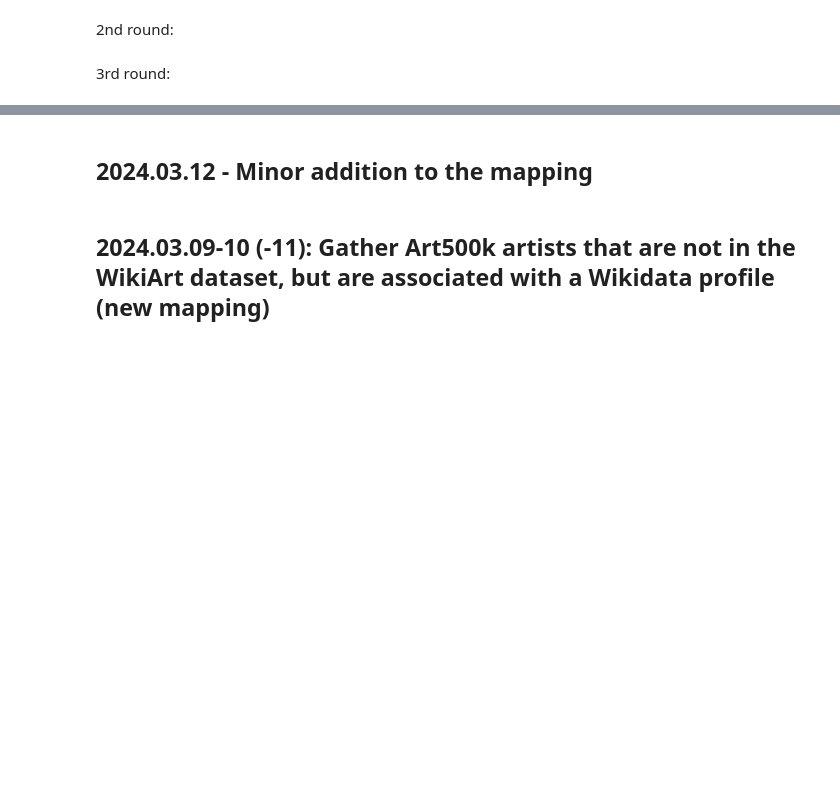
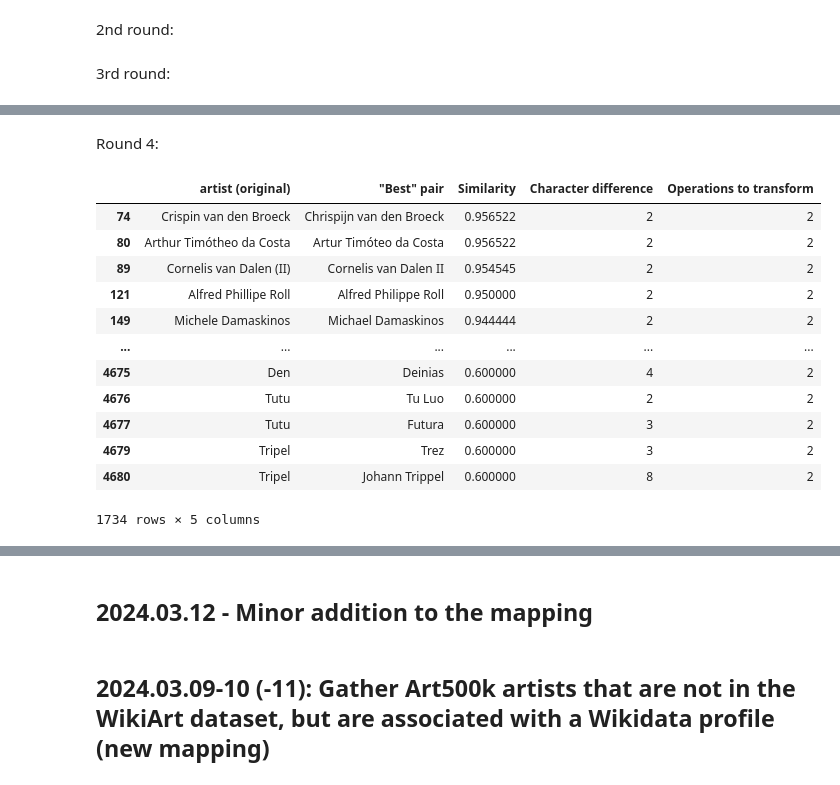
Before and after one commit to me9hanics/PainterPalette, a Jupyter notebook: datasets_notebook.ipynb, the cells around one changed output, grey strips where cells are left out. Cells and saved outputs as stored; diff of their text form; code cells hidden in the pictures; blank space fills up the shorter version.

```diff
--- a/datasets_notebook.ipynb
+++ b/datasets_notebook.ipynb
@@ -293,0 +330,18 @@ no_matches_df, matches_df = move_instances_from_A_to_B_by_index(no_matches_df, m
+# %% [markdown]
+Round 4:
+# %%
+yet_to_check_df[(yet_to_check_df['Operations to transform'] ==2 ) ]
+# %% [output]
+|  | artist (original) | "Best" pair | Similarity | Character difference | Operations to transform |
+| 74 | Crispin van den Broeck | Chrispijn van den Broeck | 0.956522 | 2 | 2 |
+| 80 | Arthur Timótheo da Costa | Artur Timóteo da Costa | 0.956522 | 2 | 2 |
+| 89 | Cornelis van Dalen (II) | Cornelis van Dalen II | 0.954545 | 2 | 2 |
+| 121 | Alfred Phillipe Roll | Alfred Philippe Roll | 0.950000 | 2 | 2 |
+| 149 | Michele Damaskinos | Michael Damaskinos | 0.944444 | 2 | 2 |
+| ... | ... | ... | ... | ... | ... |
+| 4675 | Den | Deinias | 0.600000 | 4 | 2 |
+| 4676 | Tutu | Tu Luo | 0.600000 | 2 | 2 |
+| 4677 | Tutu | Futura | 0.600000 | 3 | 2 |
+| 4679 | Tripel | Trez | 0.600000 | 3 | 2 |
+| 4680 | Tripel | Johann Trippel | 0.600000 | 8 | 2 |
+1734 rows × 5 columns
```
Also changed, not shown: parts of 6 cells of this notebook.
